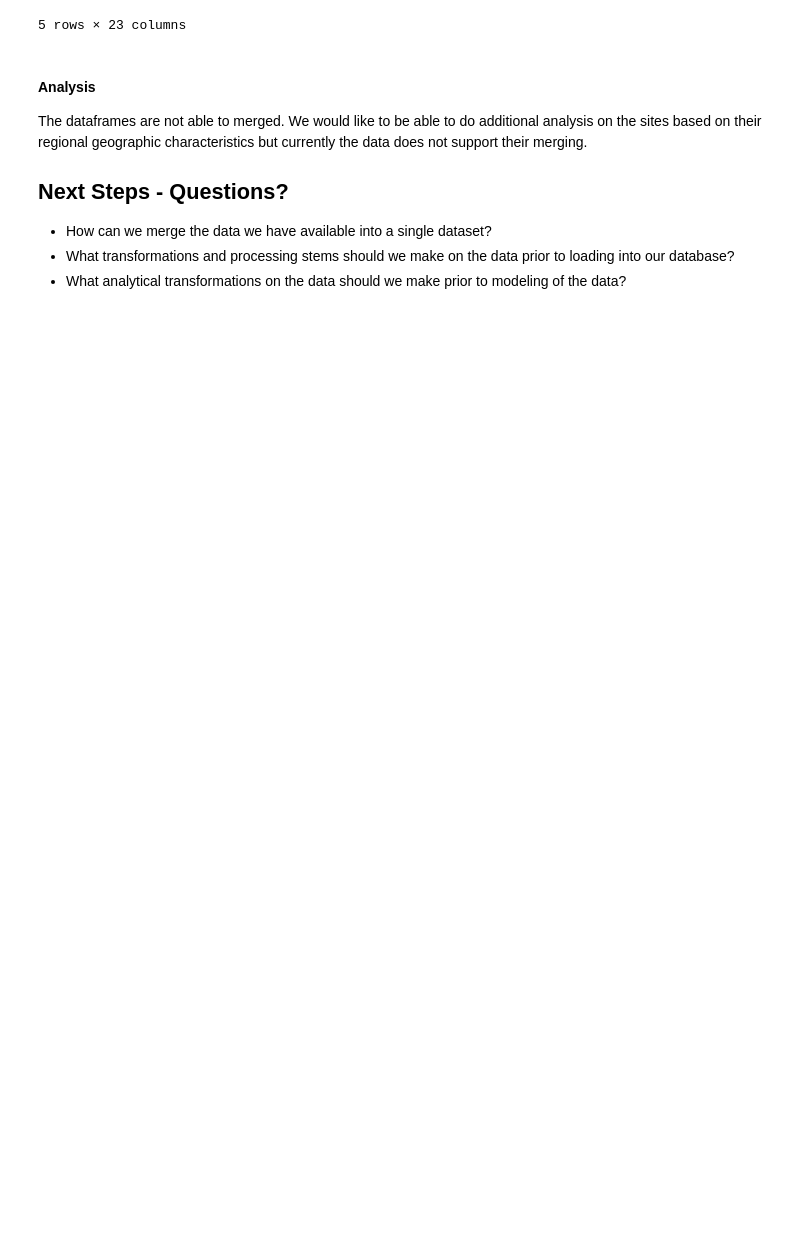
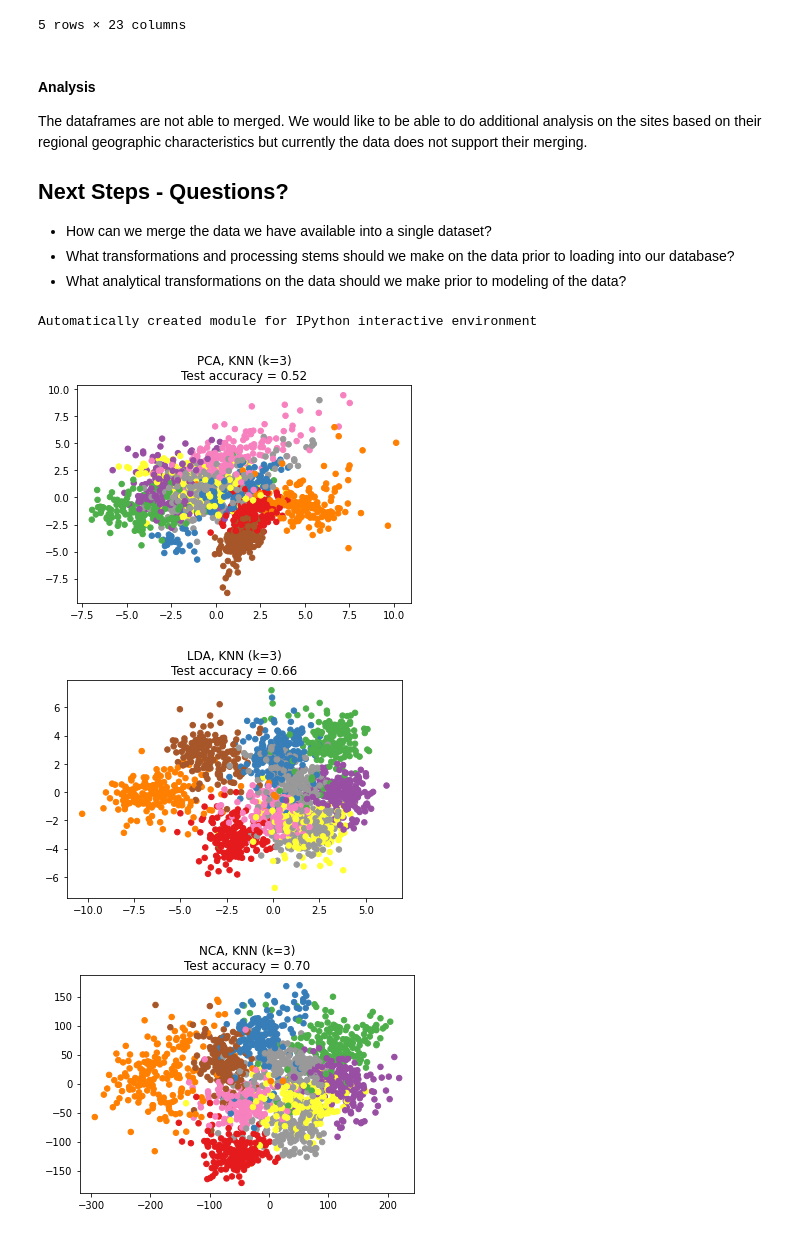
Before and after one commit to Ayiti-Analytics/usaid_foecasting_challenge, a Jupyter notebook: Create Analytical Dataset.ipynb, the cells around one changed output. Drawn from its saved outputs; the diff is of its cells as text; code cells hidden in the pictures; blank space fills up the shorter version.

Commit message:
Add Mirabelle Modelling

```diff
--- a/Create Analytical Dataset.ipynb
+++ b/Create Analytical Dataset.ipynb
@@ -279,3 +329,78 @@ The dataframes are not able to merged. We would like to be able to do additional
 - How can we merge the data we have available into a single dataset?
 - What transformations and processing stems should we make on the data prior to loading into our database?
 - What analytical transformations on the data should we make prior to modeling of the data?
+# %%
+import numpy as np
+import matplotlib.pyplot as plt
+from sklearn import datasets
+from sklearn.model_selection import train_test_split
+from sklearn.decomposition import PCA
+from sklearn.discriminant_analysis import LinearDiscriminantAnalysis
+from sklearn.neighbors import (KNeighborsClassifier,
+                               NeighborhoodComponentsAnalysis)
+from sklearn.pipeline import make_pipeline
+from sklearn.preprocessing import StandardScaler
+
+print(__doc__)
+
+n_neighbors = 3
+random_state = 42
+
+# Load Digits dataset
+X, y = datasets.load_digits(return_X_y=True)
+
+# Split into train/test
+X_train, X_test, y_train, y_test = \
+    train_test_split(X, y, test_size=0.5, stratify=y,
+                     random_state=random_state)
+
+dim = len(X[0])
+n_classes = len(np.unique(y))
+
+# Reduce dimension to 2 with PCA
+pca = make_pipeline(StandardScaler(),
+                    PCA(n_components=2, random_state=random_state))
+
+# Reduce dimension to 2 with LinearDiscriminantAnalysis
+lda = make_pipeline(StandardScaler(),
+                    LinearDiscriminantAnalysis(n_components=2))
+
+# Reduce dimension to 2 with NeighborhoodComponentAnalysis
+nca = make_pipeline(StandardScaler(),
+                    NeighborhoodComponentsAnalysis(n_components=2,
+                                                   random_state=random_state))
+
+# Use a nearest neighbor classifier to evaluate the methods
+knn = KNeighborsClassifier(n_neighbors=n_neighbors)
+
+# Make a list of the methods to be compared
+dim_reduction_methods = [('PCA', pca), ('LDA', lda), ('NCA', nca)]
+
+# plt.figure()
+for i, (name, model) in enumerate(dim_reduction_methods):
+    plt.figure()
+    # plt.subplot(1, 3, i + 1, aspect=1)
+
+    # Fit the method's model
+    model.fit(X_train, y_train)
+
+    # Fit a nearest neighbor classifier on the embedded training set
+    knn.fit(model.transform(X_train), y_train)
+
+    # Compute the nearest neighbor accuracy on the embedded test set
+    acc_knn = knn.score(model.transform(X_test), y_test)
+
+    # Embed the data set in 2 dimensions using the fitted model
+    X_embedded = model.transform(X)
+
+    # Plot the projected points and show the evaluation score
+    plt.scatter(X_embedded[:, 0], X_embedded[:, 1], c=y, s=30, cmap='Set1')
+    plt.title("{}, KNN (k={})\nTest accuracy = {:.2f}".format(name,
+                                                              n_neighbors,
+                                                              acc_knn))
+plt.show()
+# %% [output]
+Automatically created module for IPython interactive environment
+[figure, added]
+[figure, added]
+[figure, added]
```
Also changed, not shown: parts of 9 cells of this notebook, 1 other file.
